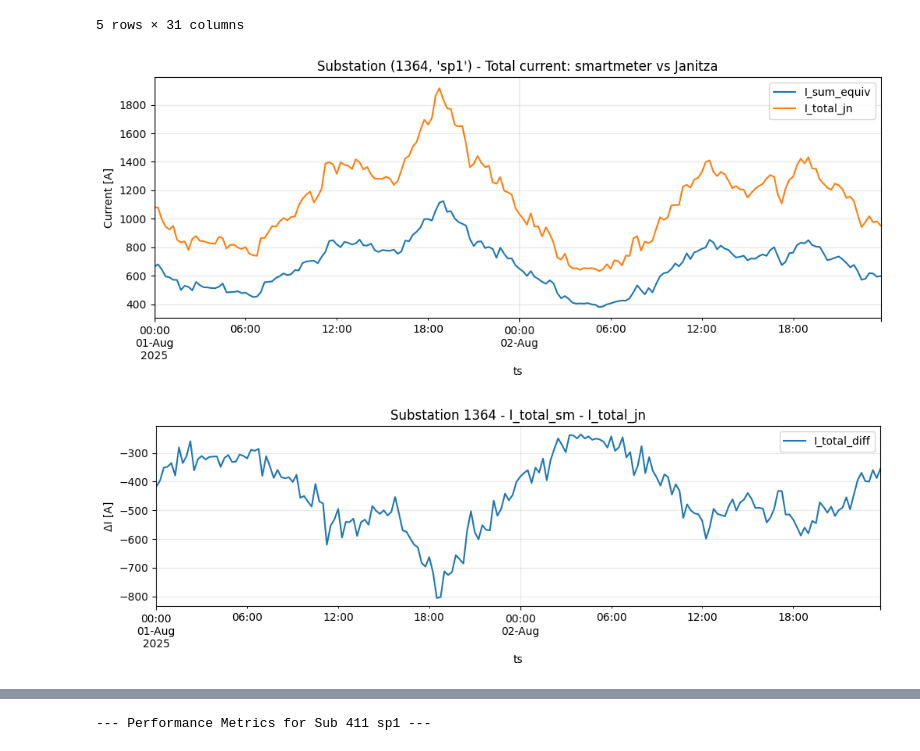
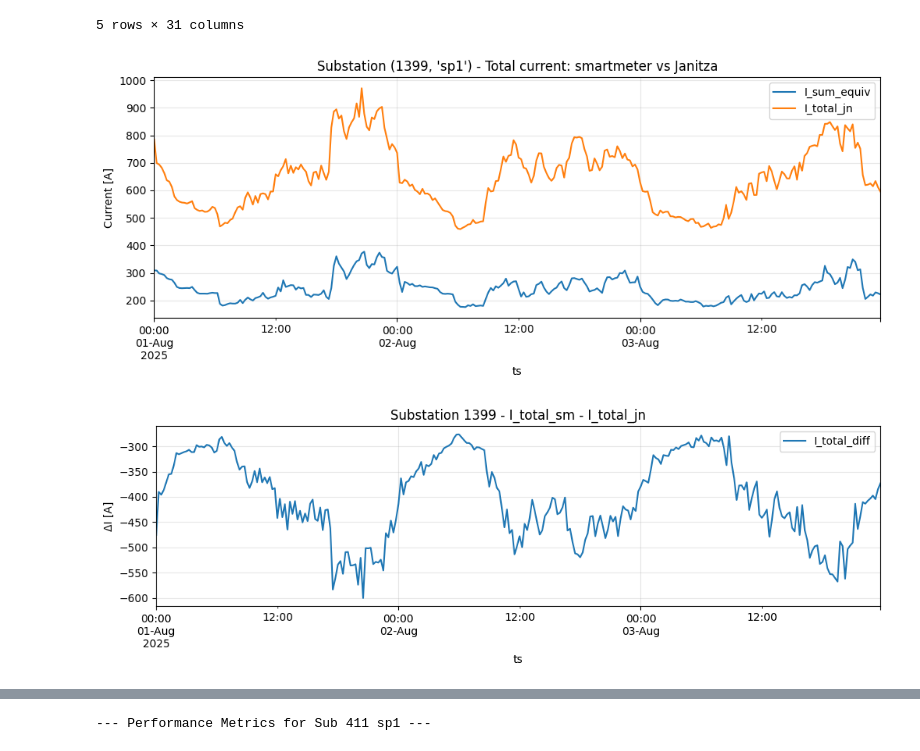
Before and after one commit to MindisBlank/Jasonaq_thesis, a Jupyter notebook: notebooks/smartmeter_vs_janitza.ipynb, the cells around one changed output, grey strips where cells are left out. Drawn from its saved outputs; the diff is of its cells as text; code cells hidden in the pictures.

```diff
--- a/notebooks/smartmeter_vs_janitza.ipynb
+++ b/notebooks/smartmeter_vs_janitza.ipynb
@@ -917,42 +917,42 @@ Merged shape: (449151, 31)
 5 rows × 31 columns
 # %%
 # --- 1. SET YOUR CONFIGURATION HERE ---
-sub = 1364   # change this to whatever you want
+sub = 1399   # change this to whatever you want
 trafo = "sp1"
 
 # Set your date range (YYYY-MM-DD or YYYY-MM-DD HH:MM:SS)
 start_date = "2025-08-01"
-end_date = "2025-08-02"
+end_date = "2025-08-03"
 
 # --- 2. CREATE DATAFRAME ---
 sub_df = (
     df_merged[(df_merged["substation_id"] == sub) & (df_merged["transformer"] == trafo)]
     .set_index("ts")
     .sort_index()          # Ensure index is sorted for slicing to work reliably
     .loc[start_date:end_date] # Filter by the date range
 )
 
 
 # Plot 1: Total Current
 ax = sub_df[["I_sum_equiv", "I_total_jn"]].plot(
     figsize=(12, 4),
     title=f"Substation {sub,trafo} - Total current: smartmeter vs Janitza",
 )
 ax.set_ylabel("Current [A]")
 ax.grid(True, alpha=0.3)
 plt.show()
 
 # Plot 2: Difference
 ax2 = sub_df[["I_total_diff"]].plot(
     figsize=(12, 3),
     title=f"Substation {sub} - I_total_sm - I_total_jn",
 )
 ax2.set_ylabel("ΔI [A]")
 ax2.grid(True, alpha=0.3)
 plt.show()
 # %% [output]
-[figure, old version]
+[figure, new version]
-[figure, old version]
+[figure, new version]
 # %%
 # COMMAND ----------
 
```
Also changed, not shown: parts of 3 cells of this notebook.
